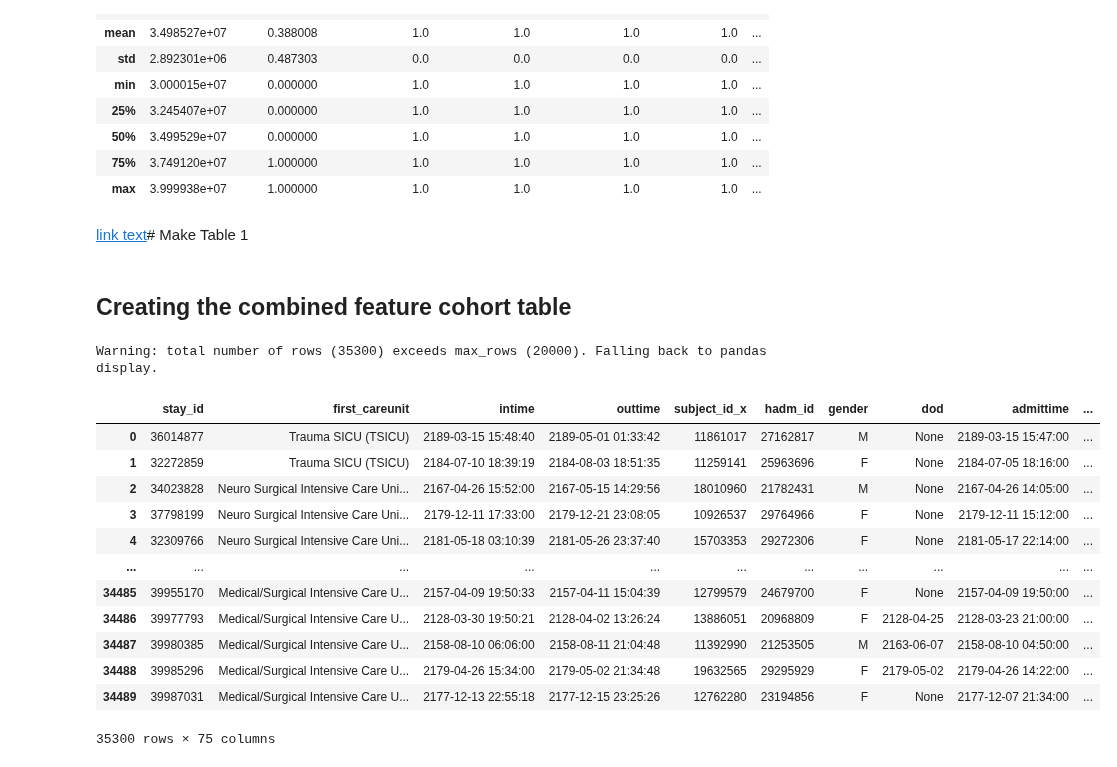
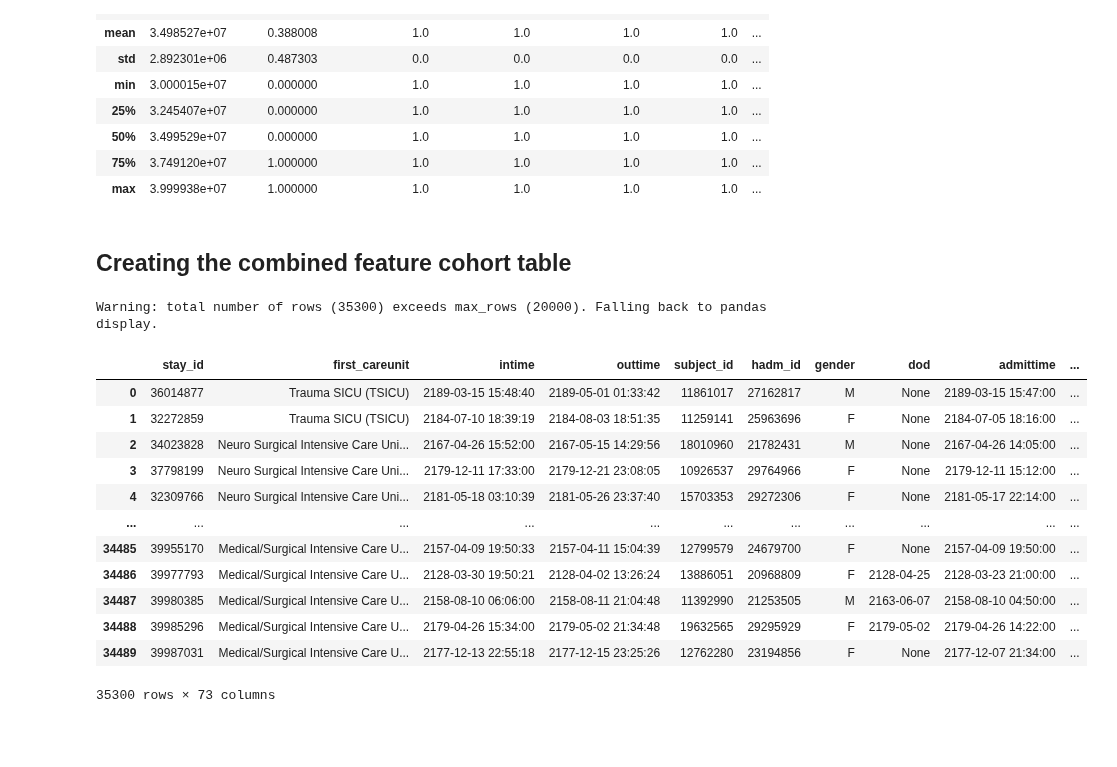
Before and after one commit to Jarvis-BITS/midodrine-mimic-iv, a Jupyter notebook: notebook/cohort_data.ipynb, the cells around one changed output. Saved outputs shown, nothing was run; the diff lists cells and outputs as text; code cells hidden in the pictures; blank space fills up the shorter version.

Commit message:
removed duplicate subject_id columns

```diff
--- a/notebook/cohort_data.ipynb
+++ b/notebook/cohort_data.ipynb
@@ -854,8 +854,6 @@ nomid_interventions.describe()
 | 50% | 3.499529e+07 | 0.000000 | 1.0 | 1.0 | 1.0 | 1.0 | ... |
 | 75% | 3.749120e+07 | 1.000000 | 1.0 | 1.0 | 1.0 | 1.0 | ... |
 | max | 3.999938e+07 | 1.000000 | 1.0 | 1.0 | 1.0 | 1.0 | ... |
-# %% [markdown]
-[link text](https://)# Make Table 1
 # %% [markdown]
 ## Creating the combined feature cohort table
 # %%
@@ -864,34 +862,36 @@ cohort_mid['MICU'] = cohort_mid['first_careunit'].str.contains('MICU', case=Fals
 cohort_nomid['MICU'] = cohort_nomid['first_careunit'].str.contains('MICU').astype(np.int32)
 
 # define if the patient is female
 cohort_mid['Gender'] = (cohort_mid['gender']=='F').astype(np.int32)
 cohort_nomid['Gender'] = (cohort_nomid['gender']=='F').astype(np.int32)
 
 # select the needed feature
 # midodrine injection group
 mid_merge_1 = pd.merge(cohort_mid, mid_weights, on='stay_id', how='left')
 mid_merge_2 = pd.merge(mid_merge_1, mid_basic, on='stay_id', how='left')
 mid_merge_3 = pd.merge(mid_merge_2, mid_comorbidities, on='stay_id', how='left')
 mid_merge_4 = pd.merge(mid_merge_3, mid_labs, on='stay_id', how='left')
 mid_merge_5 = pd.merge(mid_merge_4, mid_vital_signs, on='stay_id', how='left')
 mid_merge_6 = pd.merge(mid_merge_5, mid_interventions, on='stay_id', how='left')
 mid_group = pd.merge(mid_merge_6, mid_mortality, on='stay_id', how='left')
 
 # no-midodrine injection group
 nomid_merge_1 = pd.merge(cohort_nomid, nomid_weights, on='stay_id', how='left')
 nomid_merge_2 = pd.merge(nomid_merge_1, nomid_basic, on='stay_id', how='left')
 nomid_merge_3 = pd.merge(nomid_merge_2, nomid_comorbidities, on='stay_id', how='left')
 nomid_merge_4 = pd.merge(nomid_merge_3, nomid_labs, on='stay_id', how='left')
 nomid_merge_5 = pd.merge(nomid_merge_4, nomid_vital_signs, on='stay_id', how='left')
 nomid_merge_6 = pd.merge(nomid_merge_5, nomid_interventions, on='stay_id', how='left')
 nomid_group = pd.merge(nomid_merge_6, nomid_mortality, on='stay_id', how='left')
 
 # # concat the dataframe
 table_cohort = pd.concat((mid_group, nomid_group), axis=0)
+table_cohort = table_cohort.drop(columns=['subject_id','subject_id_y'])
+table_cohort.rename(columns = {'subject_id_x':'subject_id'}, inplace=True)
 table_cohort
 # %% [output]
 Warning: total number of rows (35300) exceeds max_rows (20000). Falling back to pandas display.
-|  | stay_id | first_careunit | intime | outtime | subject_id_x | hadm_id | gender | dod | admittime | ... |
+|  | stay_id | first_careunit | intime | outtime | subject_id | hadm_id | gender | dod | admittime | ... |
 | 0 | 36014877 | Trauma SICU (TSICU) | 2189-03-15 15:48:40 | 2189-05-01 01:33:42 | 11861017 | 27162817 | M | None | 2189-03-15 15:47:00 | ... |
 | 1 | 32272859 | Trauma SICU (TSICU) | 2184-07-10 18:39:19 | 2184-08-03 18:51:35 | 11259141 | 25963696 | F | None | 2184-07-05 18:16:00 | ... |
 | 2 | 34023828 | Neuro Surgical Intensive Care Uni... | 2167-04-26 15:52:00 | 2167-05-15 14:29:56 | 18010960 | 21782431 | M | None | 2167-04-26 14:05:00 | ... |
@@ -903,7 +903,7 @@ Warning: total number of rows (35300) exceeds max_rows (20000). Falling back to
 | 34487 | 39980385 | Medical/Surgical Intensive Care U... | 2158-08-10 06:06:00 | 2158-08-11 21:04:48 | 11392990 | 21253505 | M | 2163-06-07 | 2158-08-10 04:50:00 | ... |
 | 34488 | 39985296 | Medical/Surgical Intensive Care U... | 2179-04-26 15:34:00 | 2179-05-02 21:34:48 | 19632565 | 29295929 | F | 2179-05-02 | 2179-04-26 14:22:00 | ... |
 | 34489 | 39987031 | Medical/Surgical Intensive Care U... | 2177-12-13 22:55:18 | 2177-12-15 23:25:26 | 12762280 | 23194856 | F | None | 2177-12-07 21:34:00 | ... |
-35300 rows × 75 columns
+35300 rows × 73 columns
 # %%
 table_cohort.describe()
 # %% [output]
```
Also changed, not shown: parts of 5 cells of this notebook.
